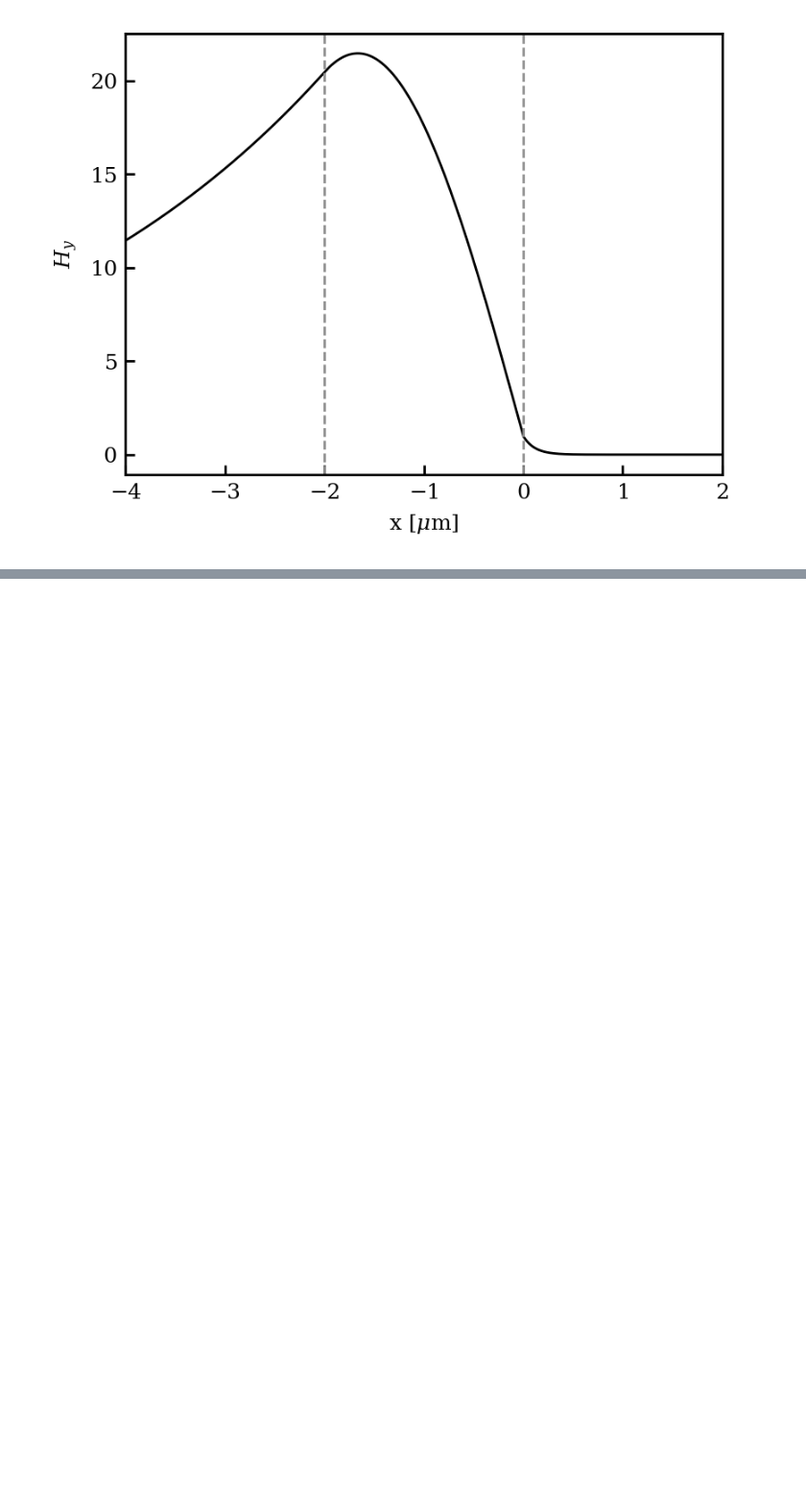
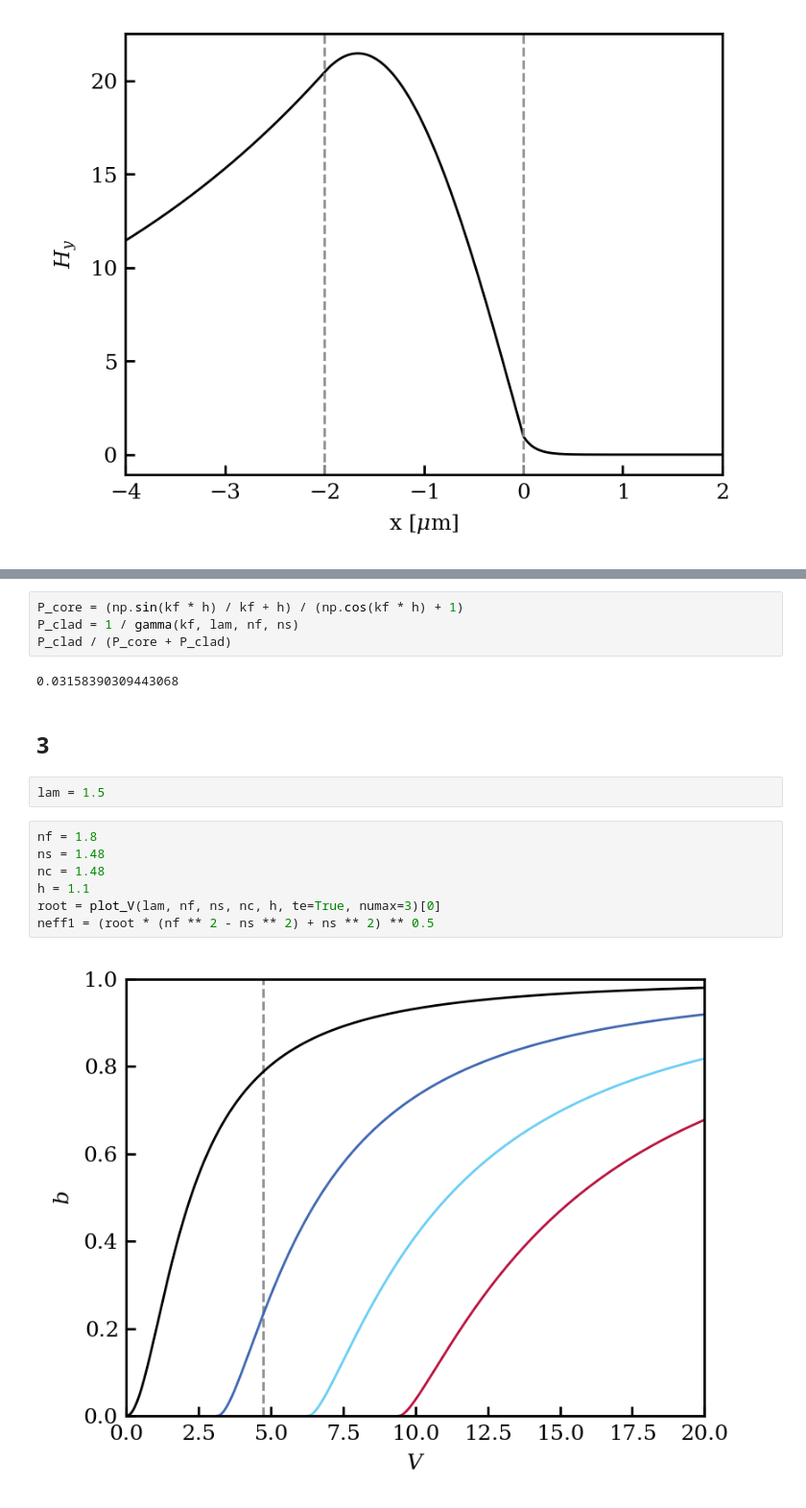
Before and after one commit to dachengx/fundamentals_of_photonics, a Jupyter notebook: hw5.ipynb, the cells around one changed output, grey strips where cells are left out. Shown at 96% size. Drawn from its saved outputs; the diff is of its cells as text; blank space fills up the shorter version.

```diff
--- a/hw5.ipynb
+++ b/hw5.ipynb
@@ -80,0 +94,19 @@ neff
+# %%
+P_core = (np.sin(kf * h) / kf + h) / (np.cos(kf * h) + 1)
+P_clad = 1 / gamma(kf, lam, nf, ns)
+P_clad / (P_core + P_clad)
+# %% [output]
+0.03158390309443068
+# %% [markdown]
+## 3
+# %%
+lam = 1.5
+# %%
+nf = 1.8
+ns = 1.48
+nc = 1.48
+h = 1.1
+root = plot_V(lam, nf, ns, nc, h, te=True, numax=3)[0]
+neff1 = (root * (nf ** 2 - ns ** 2) + ns ** 2) ** 0.5
+# %% [output]
+[figure, added]
```
Also changed, not shown: parts of 10 cells of this notebook, 1 other file.
